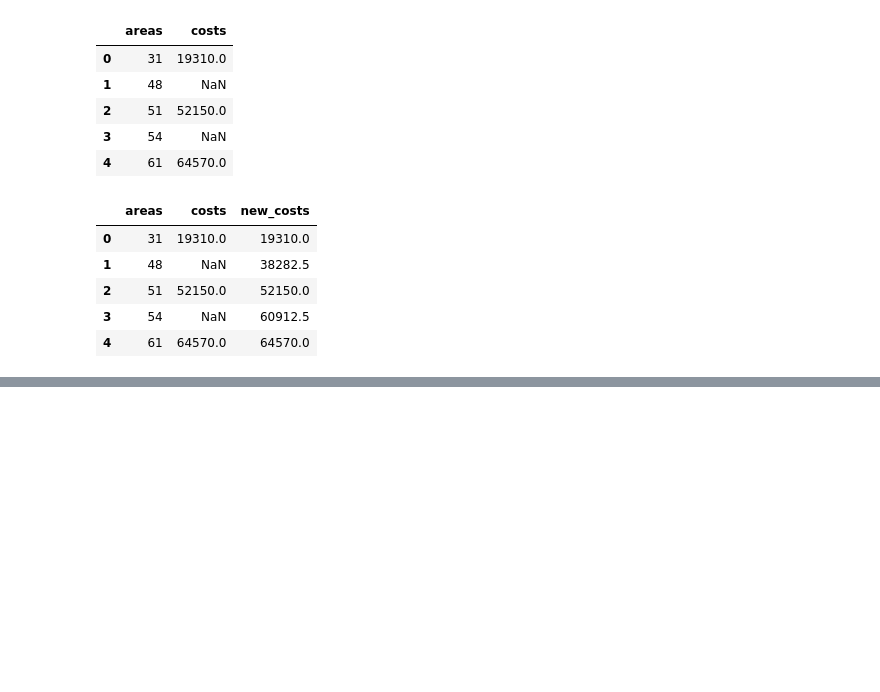
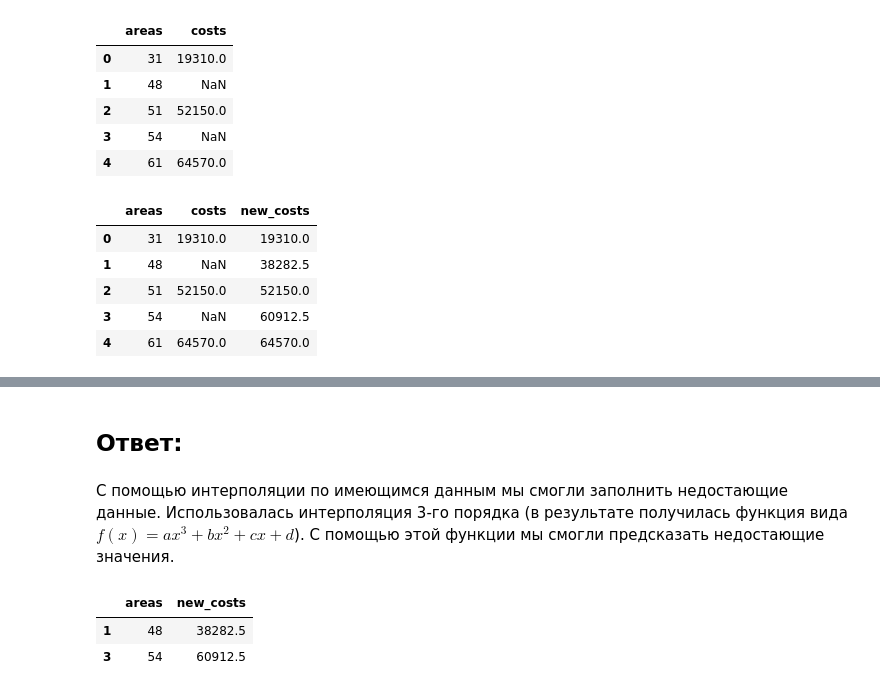
Before and after one commit to Zep314/Py_HomeWork12, a Jupyter notebook: extra_task01.ipynb, the cells around one changed output, grey strips where cells are left out. Cells and saved outputs as stored; diff of their text form; code cells hidden in the pictures; blank space fills up the shorter version.

```diff
--- a/extra_task01.ipynb
+++ b/extra_task01.ipynb
@@ -51,0 +75,11 @@ https://russianblogs.com/article/37721199895/
+# %% [markdown]
+## Ответ:
+# %% [markdown]
+С помощью интерполяции по имеющимся данным мы смогли заполнить недостающие данные. Использовалась интерполяция 3-го порядка (в результате получилась функция вида $f(x)=ax^3+bx^2+cx+d$). С помощью этой функции мы смогли предсказать недостающие значения.
+# %%
+result = data[data.isnull().any(1)] # фильтруем только строки, где было пусто (то, что надо сосчитать)
+result.drop(['costs'], axis=1) # Удаляем столбец со старыми ценами (в этих строках NaN)
+# %% [output]
+|  | areas | new_costs |
+| 1 | 48 | 38282.5 |
+| 3 | 54 | 60912.5 |
```
Also changed, not shown: parts of 5 cells of this notebook, 2 other files.
